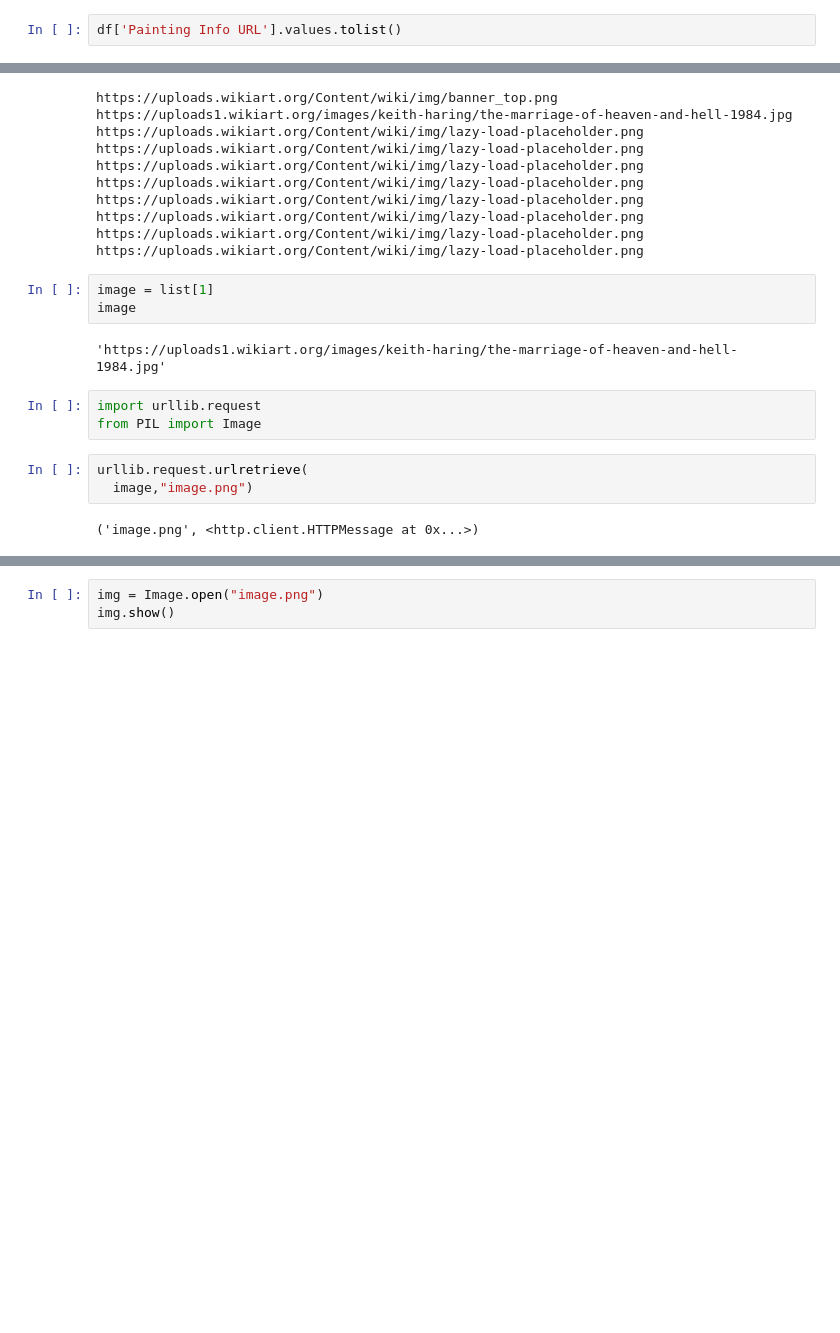
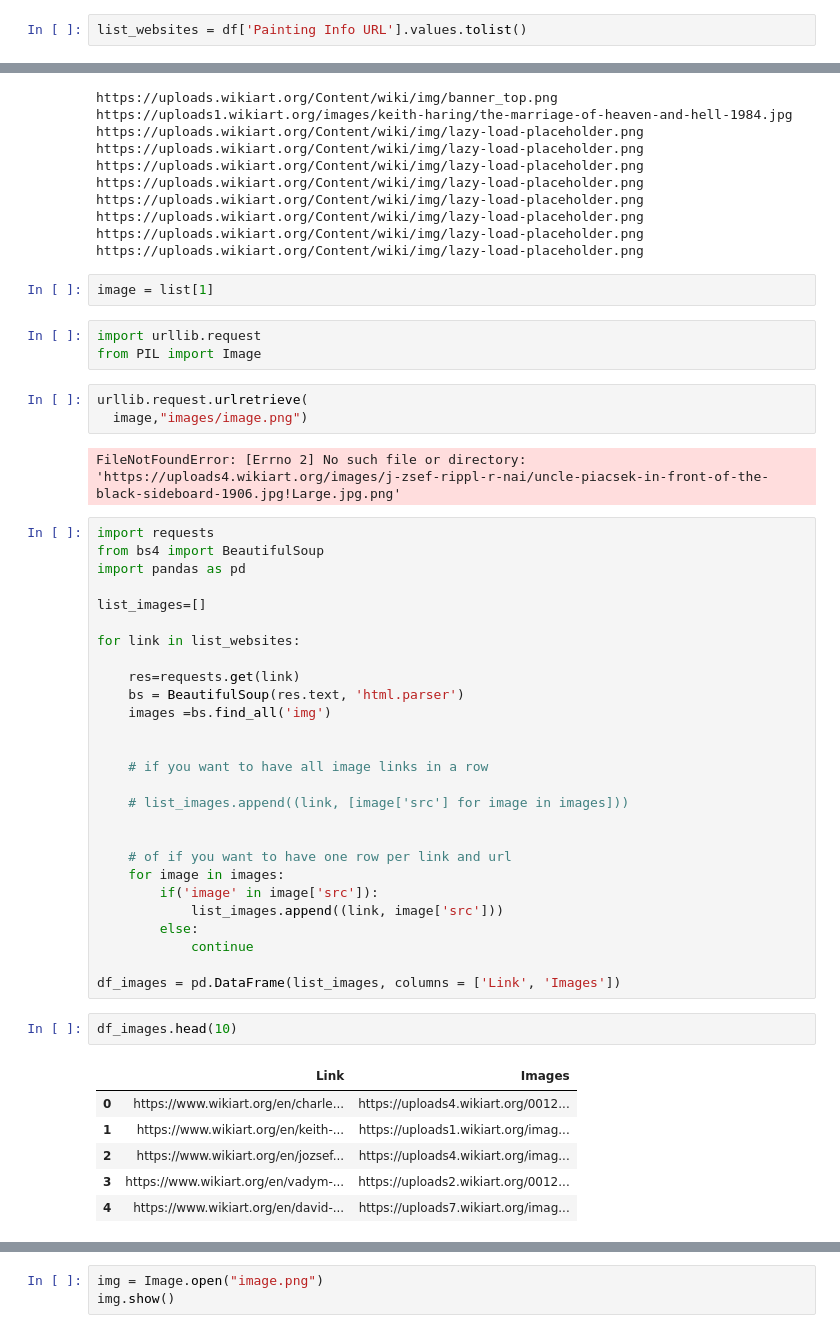
Before and after one commit to Rawanalmobarak/-Emotions-Evoked-from-Colors-of-Paintings-Art-Emotions, a Jupyter notebook: painting_EDA.ipynb, the cells around one changed output, grey strips where cells are left out. Saved outputs shown, nothing was run; the diff lists cells and outputs as text; blank space fills up the shorter version.

```diff
--- a/painting_EDA.ipynb
+++ b/painting_EDA.ipynb
@@ -336,2 +345,2 @@ test1
 # %%
-df['Painting Info URL'].values.tolist()
+list_websites = df['Painting Info URL'].values.tolist()
@@ -398,14 +390,47 @@ https://uploads.wikiart.org/Content/wiki/img/lazy-load-placeholder.png
 https://uploads.wikiart.org/Content/wiki/img/lazy-load-placeholder.png
 # %%
 image = list[1]
-image
-# %% [output]
-'https://uploads1.wikiart.org/images/keith-haring/the-marriage-of-heaven-and-hell-1984.jpg'
 # %%
 import urllib.request
 from PIL import Image
 # %%
 urllib.request.urlretrieve(
-  image,"image.png")
+  image,"images/image.png")
 # %% [output]
-('image.png', <http.client.HTTPMessage at 0x...>)
+FileNotFoundError: [Errno 2] No such file or directory: 'https://uploads4.wikiart.org/images/j-zsef-rippl-r-nai/uncle-piacsek-in-front-of-the-black-sideboard-1906.jpg!Large.jpg.png'
+# %%
+import requests
+from bs4 import BeautifulSoup
+import pandas as pd
+
+list_images=[]
+
+for link in list_websites:
+
+    res=requests.get(link)
+    bs = BeautifulSoup(res.text, 'html.parser')
+    images =bs.find_all('img')
+
+
+    # if you want to have all image links in a row
+
+    # list_images.append((link, [image['src'] for image in images]))
+
+
+    # of if you want to have one row per link and url
+    for image in images:
+        if('image' in image['src']):
+            list_images.append((link, image['src']))
+        else:
+            continue
+
+df_images = pd.DataFrame(list_images, columns = ['Link', 'Images'])
+# %%
+df_images.head(10)
+# %% [output]
+|  | Link | Images |
+| 0 | https://www.wikiart.org/en/charle... | https://uploads4.wikiart.org/0012... |
+| 1 | https://www.wikiart.org/en/keith-... | https://uploads1.wikiart.org/imag... |
+| 2 | https://www.wikiart.org/en/jozsef... | https://uploads4.wikiart.org/imag... |
+| 3 | https://www.wikiart.org/en/vadym-... | https://uploads2.wikiart.org/0012... |
+| 4 | https://www.wikiart.org/en/david-... | https://uploads7.wikiart.org/imag... |
```
Also changed, not shown: parts of 7 cells of this notebook, 4 other files.
